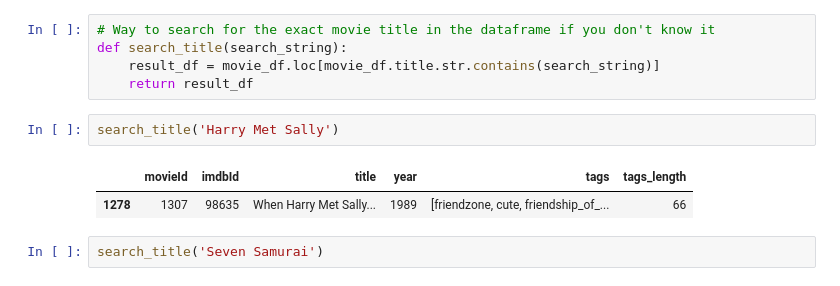
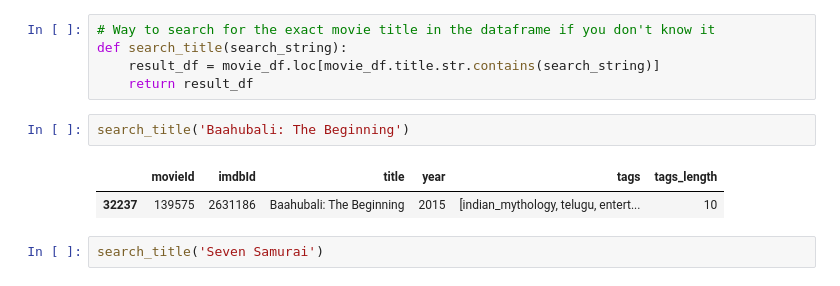
Before and after one commit to nikasso/movie2vec, a Jupyter notebook: eda/preprocessing2.ipynb, the cells around one changed output. Cells and saved outputs as stored; diff of their text form.

```diff
--- a/eda/preprocessing2.ipynb
+++ b/eda/preprocessing2.ipynb
@@ -212,11 +281,11 @@ movie_df.loc[movie_df.title.str.contains('Harry Potter')]
 def search_title(search_string):
     result_df = movie_df.loc[movie_df.title.str.contains(search_string)]
     return result_df
-# %%
-search_title('Harry Met Sally')
-# %% [output]
-|  | movieId | imdbId | title | year | tags | tags_length |
-| 1278 | 1307 | 98635 | When Harry Met Sally... | 1989 | [friendzone, cute, friendship_of_... | 66 |
+# %%
+search_title('Baahubali: The Beginning')
+# %% [output]
+|  | movieId | imdbId | title | year | tags | tags_length |
+| 32237 | 139575 | 2631186 | Baahubali: The Beginning | 2015 | [indian_mythology, telugu, entert... | 10 |
 # %%
 search_title('Seven Samurai')
 # %% [output]
```
Also changed, not shown: parts of 15 cells of this notebook, 3 other files.
